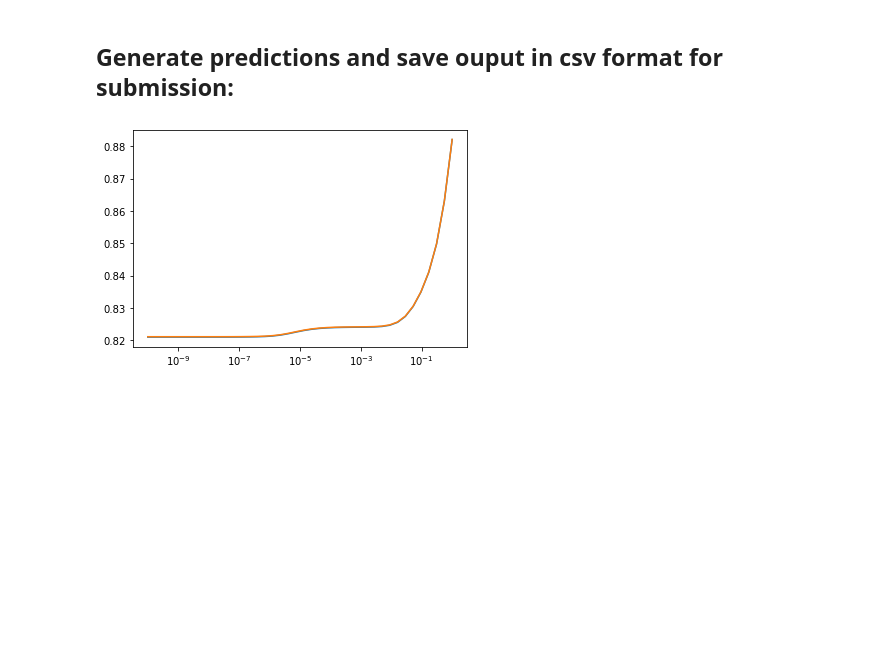
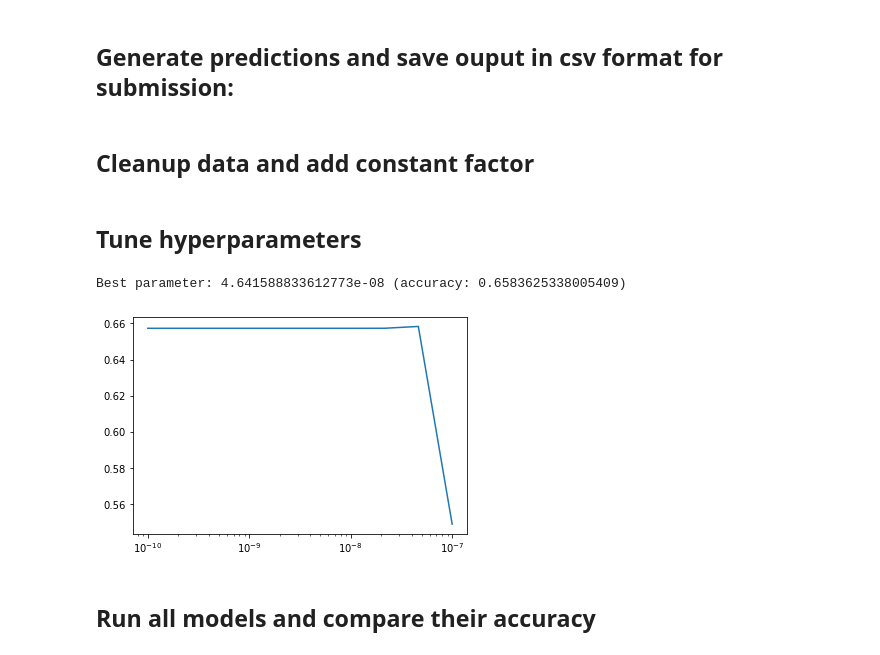
Before and after one commit to CRefice/ML_course, a Jupyter notebook: projects/project1/scripts/project1.ipynb, the cells around one changed output. Drawn from its saved outputs; the diff is of its cells as text; code cells hidden in the pictures; blank space fills up the shorter version.

Commit message:
Finish setup for hyperparameter tuning and model selection

```diff
--- a/projects/project1/scripts/project1.ipynb
+++ b/projects/project1/scripts/project1.ipynb
@@ -177,23 +143,44 @@ def normalize(tX):
-# %%
-from validation import *
-
-indices = build_k_indices(y, 10)
-
-tX_normal = normalize(tX[:,:13])
-lambdas = np.logspace(-10, 0, 40)
-initial_w = np.zeros(tX_normal.shape[1])
-results = np.vstack([
-    cross_validation(y, tX_normal, indices, lambda y, tx: ridge_regression(y, tx, l))
-    for l in lambdas
-])
-
-plt.semilogx(lambdas, results[:,0])
-plt.semilogx(lambdas, results[:,1])
-plt.show()
-#np.vstack([
-#    cross_validation(y, tX, indices, lambda y, tx: ridge_regression(y, tx, 0.01))
-#    cross_validation(y, tX, indices, least_squares),
-#    cross_validation(y, tX, indices, lambda y, tx: ridge_regression(y, tx, 0.01))
-#])
-# %% [output]
-[figure, removed]
+# %% [markdown]
+## Cleanup data and add constant factor
+# %%
+def normalize(tX):
+    return (tX - np.mean(tX, axis=0)) / np.std(tX, axis=0)
+
+def cleanup(tx):
+    # Remove PRI_ features
+    #tx = tx[:, :13]
+    # Remove features that have lots of missing data
+    #tx = np.delete(tx, [0, 4, 5, 6, 12], axis=1)
+    # Normalize data
+    tx = normalize(tx)
+    # Add constant factor
+    tx = np.c_[np.ones(tx.shape[0]), tx]
+    return tx
+
+""" Convert labels from {-1, 1} to {0, 1}. """
+def normalize_labels(y):
+    return np.round((y + 1) / 2)
+# %%
+y_log = normalize_labels(y)
+tx_clean = cleanup(tX)
+# %% [markdown]
+## Tune hyperparameters
+# %%
+from validation import *
+indices = build_k_indices(y_log, 6)
+# %%
+from implementations import *
+
+initial_w = np.zeros(tx_clean.shape[1])
+gammas = np.logspace(-10, -7, 10)
+
+best_idx, results = optimize_hyperparameter(y_log, tx_clean, gammas, indices,
+    lambda y, tx, gamma: logistic_reg_GD(y, tx, initial_w, 30, gamma))
+
+plt.semilogx(gammas, results)
+plt.show()
+# %% [output]
+Best parameter: 4.641588833612773e-08 (accuracy: 0.6583625338005409)
+[figure, added]
+# %% [markdown]
+## Run all models and compare their accuracy
```
Also changed, not shown: parts of 12 cells of this notebook, 2 other files.
